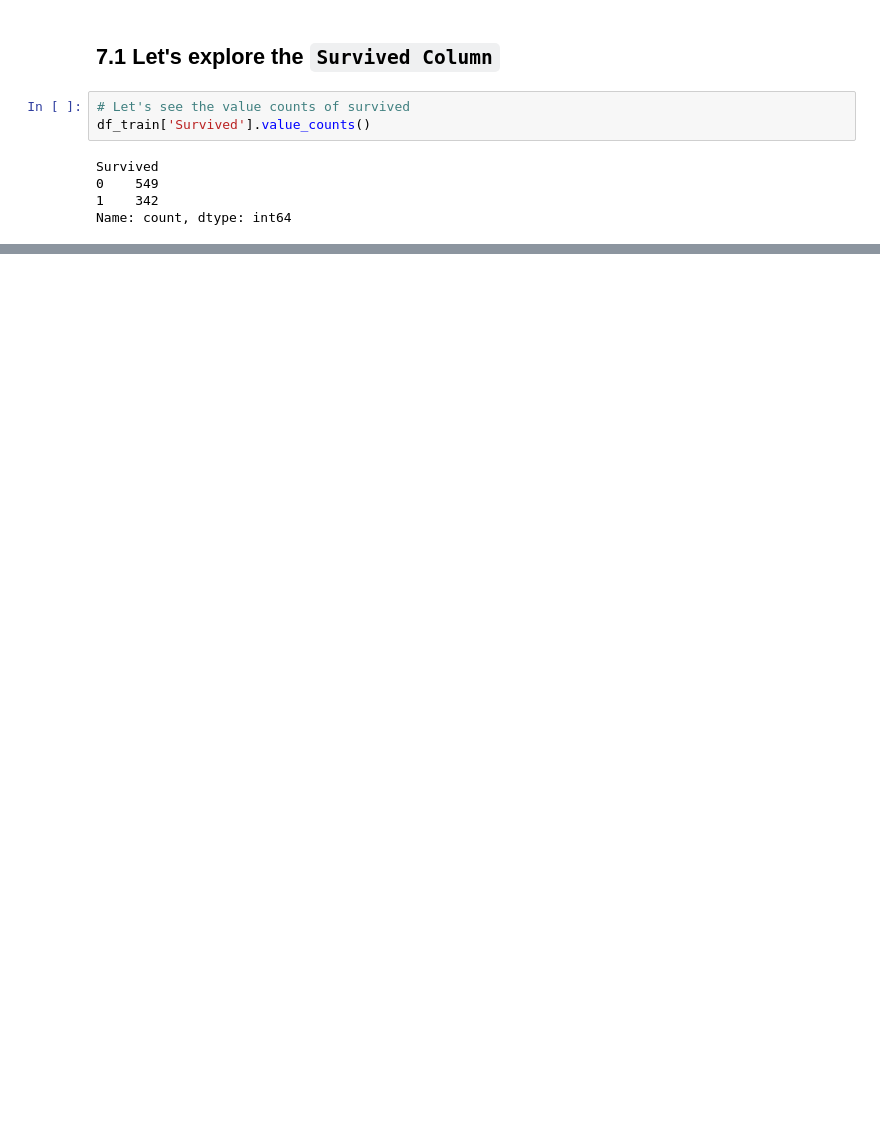
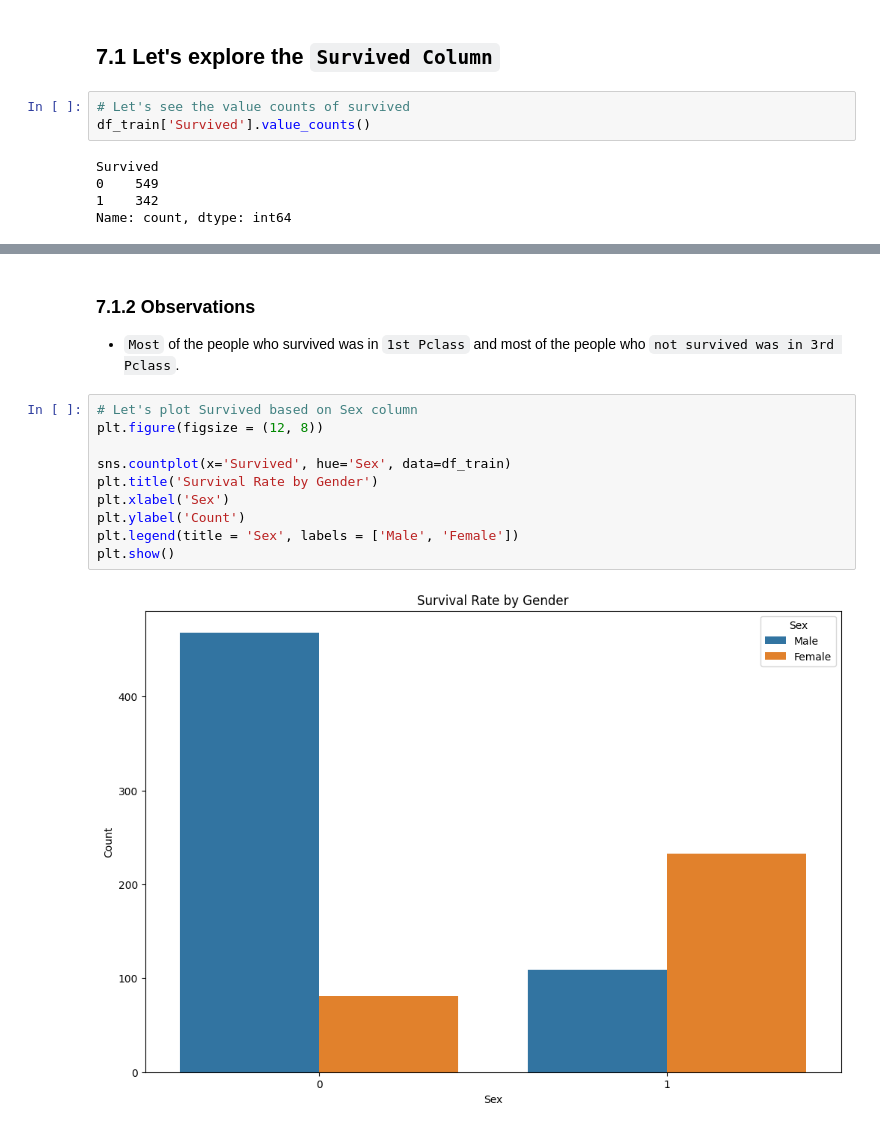
Before and after one commit to HaiderQadri/PYTHON-For-Data-Science_and_AI, a Jupyter notebook: 00_projects/04_titanic_eda_and_model_for_prediction/titanic_eda_and_model.ipynb, the cells around one changed output, grey strips where cells are left out. Drawn from its saved outputs; the diff is of its cells as text; blank space fills up the shorter version.

```diff
--- a/00_projects/04_titanic_eda_and_model_for_prediction/titanic_eda_and_model.ipynb
+++ b/00_projects/04_titanic_eda_and_model_for_prediction/titanic_eda_and_model.ipynb
@@ -427,0 +493,15 @@ Name: count, dtype: int64
+# %% [markdown]
+### 7.1.2 Observations
+- `Most` of the people who survived was in `1st Pclass` and most of the people who `not survived was in 3rd Pclass`.
+# %%
+# Let's plot Survived based on Sex column
+plt.figure(figsize = (12, 8))
+
+sns.countplot(x='Survived', hue='Sex', data=df_train)
+plt.title('Survival Rate by Gender')
+plt.xlabel('Sex')
+plt.ylabel('Count')
+plt.legend(title = 'Sex', labels = ['Male', 'Female'])
+plt.show()
+# %% [output]
+[figure, added]
```
Also changed, not shown: parts of 19 cells of this notebook.
